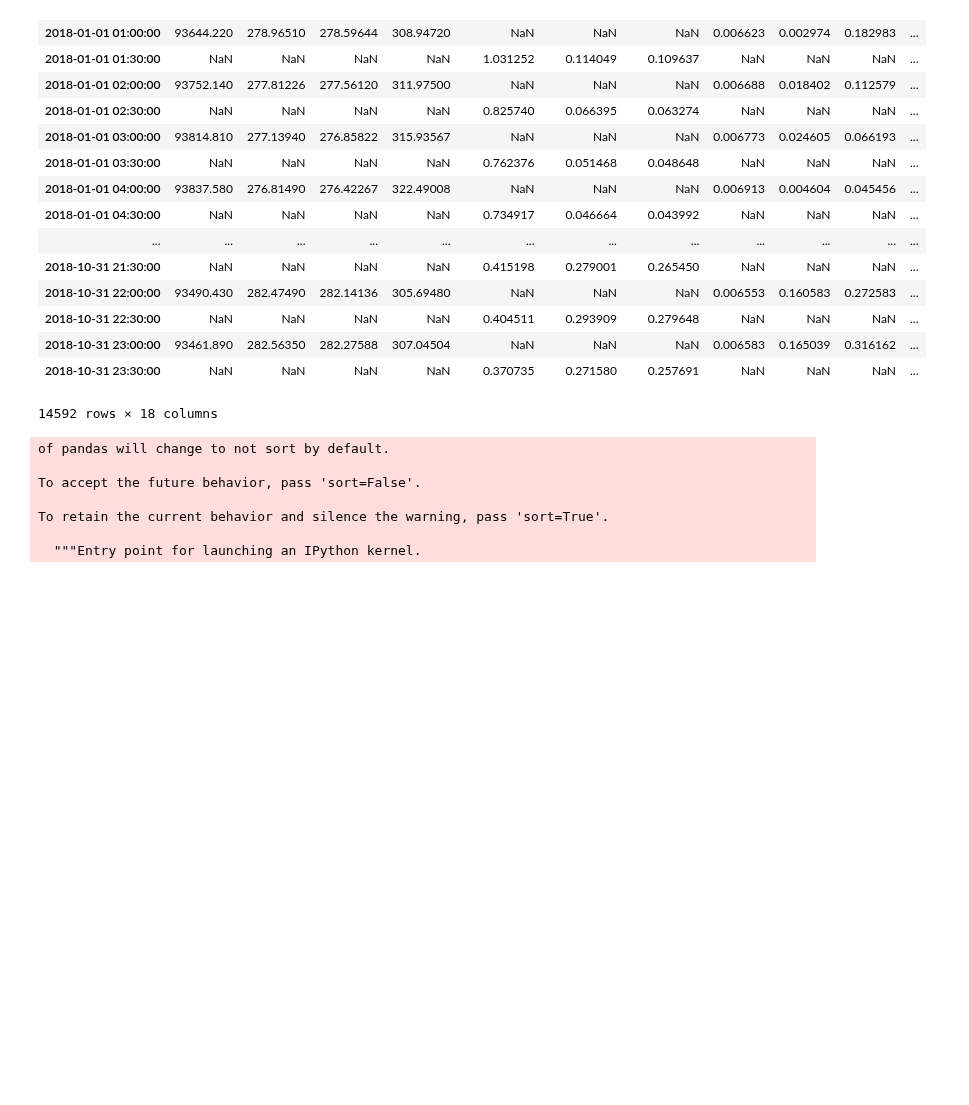
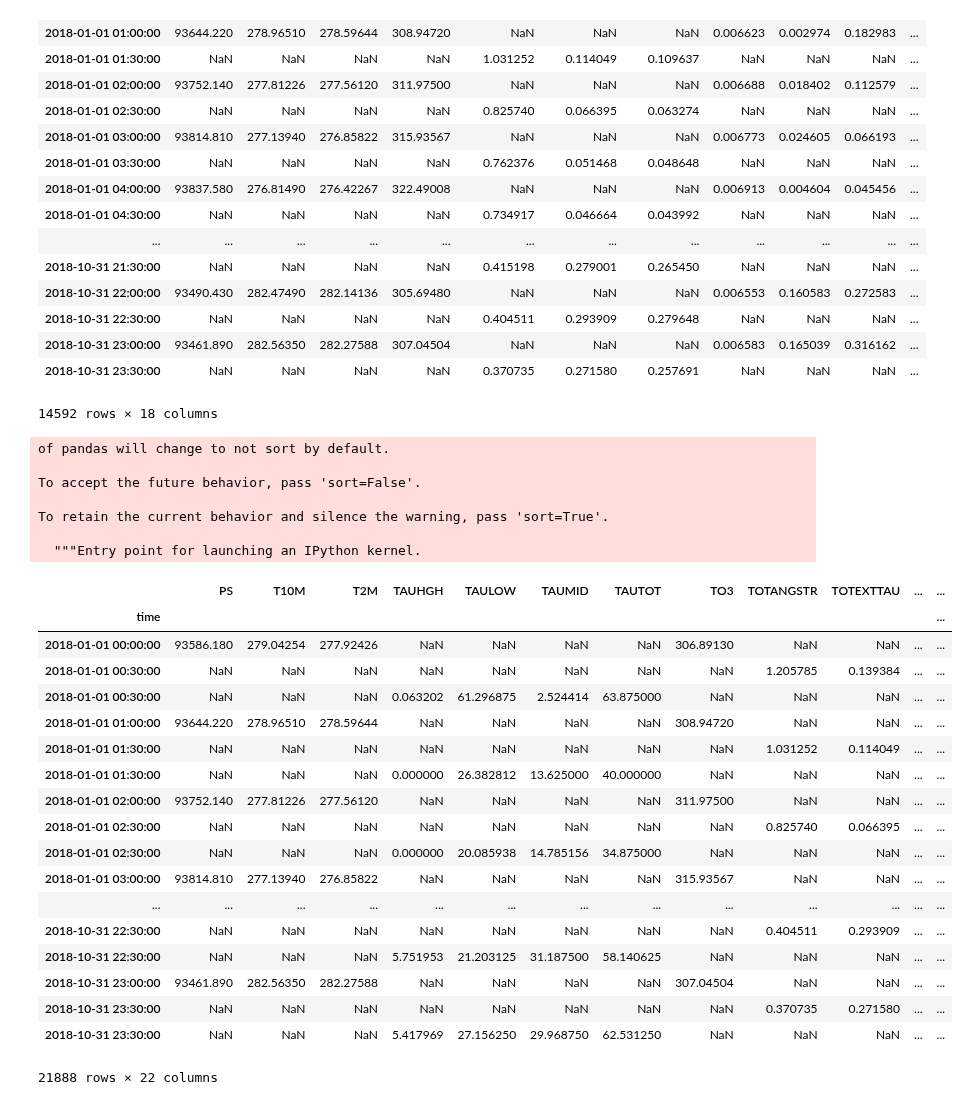
Before and after one commit to sylvielsstfr/GMAOMERRA2, a Jupyter notebook: MergeDataSets/MergeDatasetByTime.ipynb, the cells around one changed output. Cells and saved outputs as stored; diff of their text form; code cells hidden in the pictures; blank space fills up the shorter version.

```diff
--- a/MergeDataSets/MergeDatasetByTime.ipynb
+++ b/MergeDataSets/MergeDatasetByTime.ipynb
@@ -110,3 +110,25 @@ To accept the future behavior, pass 'sort=False'.
 To retain the current behavior and silence the warning, pass 'sort=True'.
 
   """Entry point for launching an IPython kernel.
+# %%
+df123
+# %% [output]
+|  | PS | T10M | T2M | TAUHGH | TAULOW | TAUMID | TAUTOT | TO3 | TOTANGSTR | TOTEXTTAU | ... | ... |
+| time |  |  |  |  |  |  |  |  |  |  |  | ... |
+| 2018-01-01 00:00:00 | 93586.180 | 279.04254 | 277.92426 | NaN | NaN | NaN | NaN | 306.89130 | NaN | NaN | ... | ... |
+| 2018-01-01 00:30:00 | NaN | NaN | NaN | NaN | NaN | NaN | NaN | NaN | 1.205785 | 0.139384 | ... | ... |
+| 2018-01-01 00:30:00 | NaN | NaN | NaN | 0.063202 | 61.296875 | 2.524414 | 63.875000 | NaN | NaN | NaN | ... | ... |
+| 2018-01-01 01:00:00 | 93644.220 | 278.96510 | 278.59644 | NaN | NaN | NaN | NaN | 308.94720 | NaN | NaN | ... | ... |
+| 2018-01-01 01:30:00 | NaN | NaN | NaN | NaN | NaN | NaN | NaN | NaN | 1.031252 | 0.114049 | ... | ... |
+| 2018-01-01 01:30:00 | NaN | NaN | NaN | 0.000000 | 26.382812 | 13.625000 | 40.000000 | NaN | NaN | NaN | ... | ... |
+| 2018-01-01 02:00:00 | 93752.140 | 277.81226 | 277.56120 | NaN | NaN | NaN | NaN | 311.97500 | NaN | NaN | ... | ... |
+| 2018-01-01 02:30:00 | NaN | NaN | NaN | NaN | NaN | NaN | NaN | NaN | 0.825740 | 0.066395 | ... | ... |
+| 2018-01-01 02:30:00 | NaN | NaN | NaN | 0.000000 | 20.085938 | 14.785156 | 34.875000 | NaN | NaN | NaN | ... | ... |
+| 2018-01-01 03:00:00 | 93814.810 | 277.13940 | 276.85822 | NaN | NaN | NaN | NaN | 315.93567 | NaN | NaN | ... | ... |
+| ... | ... | ... | ... | ... | ... | ... | ... | ... | ... | ... | ... | ... |
+| 2018-10-31 22:30:00 | NaN | NaN | NaN | NaN | NaN | NaN | NaN | NaN | 0.404511 | 0.293909 | ... | ... |
+| 2018-10-31 22:30:00 | NaN | NaN | NaN | 5.751953 | 21.203125 | 31.187500 | 58.140625 | NaN | NaN | NaN | ... | ... |
+| 2018-10-31 23:00:00 | 93461.890 | 282.56350 | 282.27588 | NaN | NaN | NaN | NaN | 307.04504 | NaN | NaN | ... | ... |
+| 2018-10-31 23:30:00 | NaN | NaN | NaN | NaN | NaN | NaN | NaN | NaN | 0.370735 | 0.271580 | ... | ... |
+| 2018-10-31 23:30:00 | NaN | NaN | NaN | 5.417969 | 27.156250 | 29.968750 | 62.531250 | NaN | NaN | NaN | ... | ... |
+21888 rows × 22 columns
```
Also changed, not shown: parts of 3 cells of this notebook.
